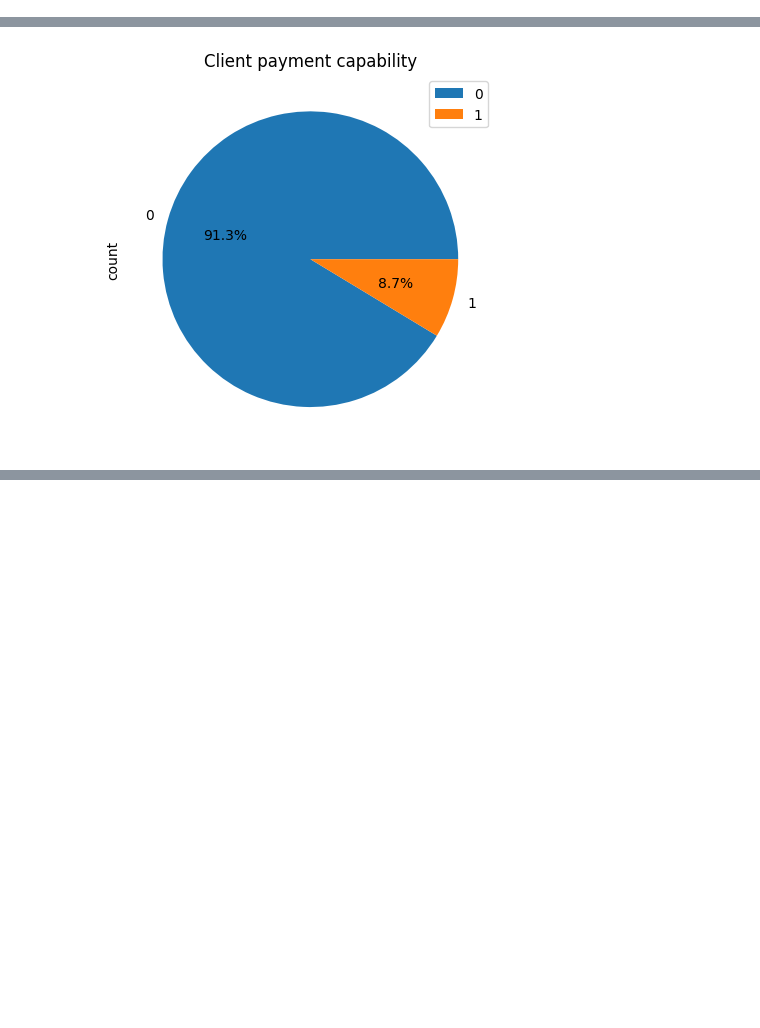
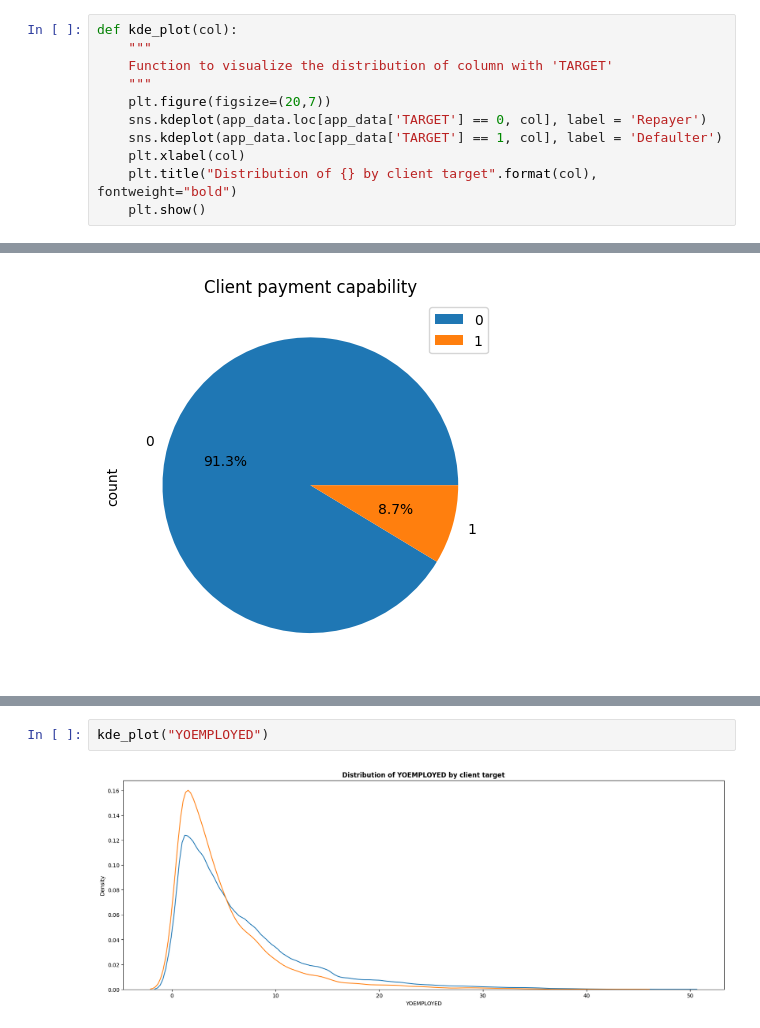
Before and after one commit to baoqdng/risk_analysis, a Jupyter notebook: EDA.ipynb, the cells around one changed output, grey strips where cells are left out. Cells and saved outputs as stored; diff of their text form; blank space fills up the shorter version.

```diff
--- a/EDA.ipynb
+++ b/EDA.ipynb
@@ -454,3 +440,14 @@ dtype: object
+# %%
+def kde_plot(col):
+    """
+    Function to visualize the distribution of column with 'TARGET'
+    """
+    plt.figure(figsize=(20,7))
+    sns.kdeplot(app_data.loc[app_data['TARGET'] == 0, col], label = 'Repayer')
+    sns.kdeplot(app_data.loc[app_data['TARGET'] == 1, col], label = 'Defaulter')
+    plt.xlabel(col)
+    plt.title("Distribution of {} by client target".format(col), fontweight="bold")
+    plt.show()
 # %%
 numerical_df = pd.DataFrame(app_data, columns=app_data.select_dtypes(include=['int32','int64','float64']).columns)
 numerical_df.head(5)
@@ -523,0 +544,4 @@ No artists with labels found to put in legend.  Note that artists whose label st
+# %%
+kde_plot("YOEMPLOYED")
+# %% [output]
+[figure, added]
```
Also changed, not shown: parts of 26 cells of this notebook.
